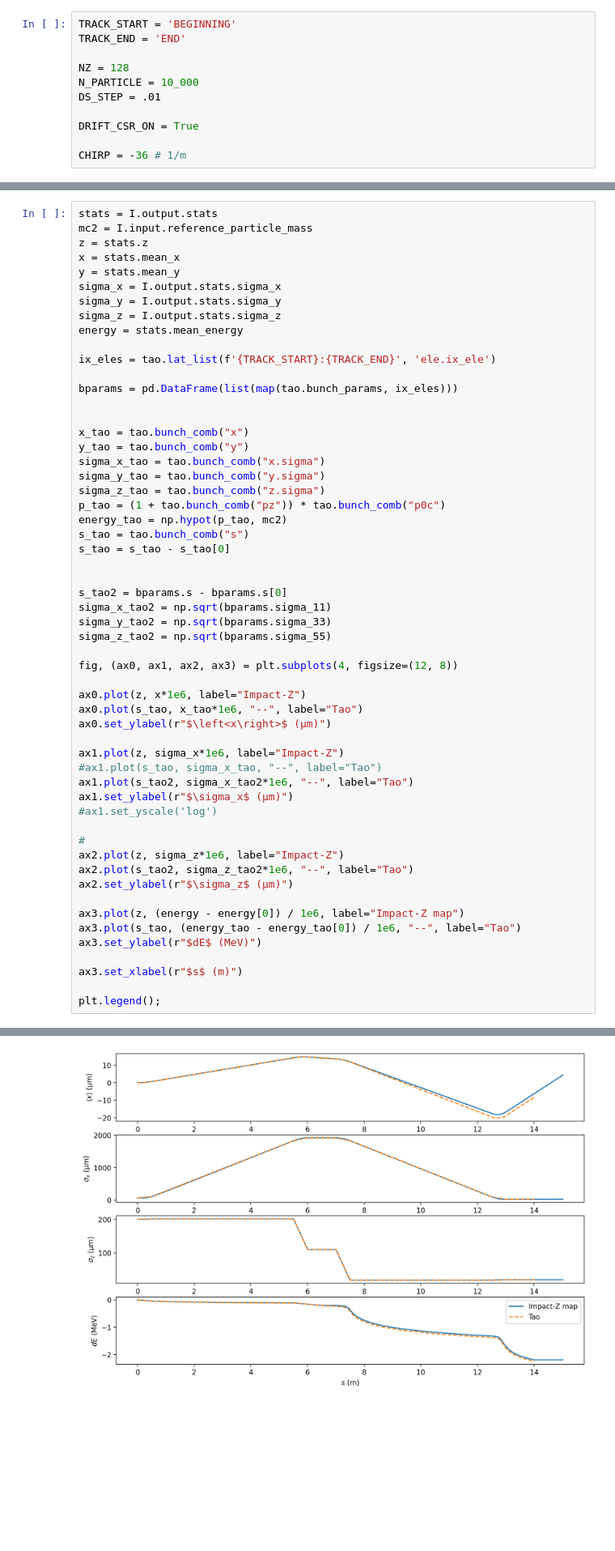
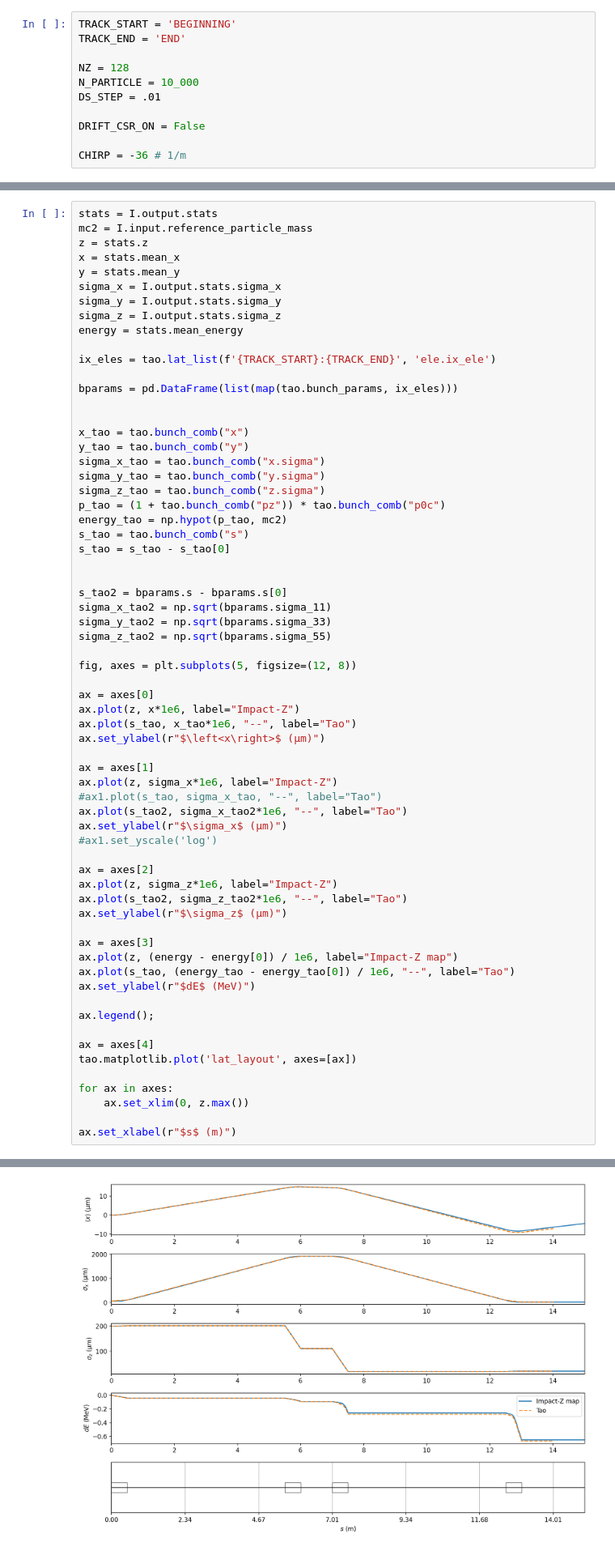
Before and after one commit to ChristopherMayes/lume-impact, a Jupyter notebook: docs/examples/z/elements/csr-zeuthen.ipynb, the cells around one changed output, grey strips where cells are left out. Shown at 81% size. Cells and saved outputs as stored; diff of their text form; blank space fills up the shorter version.

Commit message:
Nicer plot in CSR Zeuthen

```diff
--- a/docs/examples/z/elements/csr-zeuthen.ipynb
+++ b/docs/examples/z/elements/csr-zeuthen.ipynb
@@ -27,7 +27,7 @@ NZ = 128
 N_PARTICLE = 10_000
 DS_STEP = .01
 
-DRIFT_CSR_ON = True
+DRIFT_CSR_ON = False
 
 CHIRP = -36 # 1/m
 # %%
@@ -169,28 +172,37 @@ sigma_x_tao2 = np.sqrt(bparams.sigma_11)
 sigma_y_tao2 = np.sqrt(bparams.sigma_33)
 sigma_z_tao2 = np.sqrt(bparams.sigma_55)
 
-fig, (ax0, ax1, ax2, ax3) = plt.subplots(4, figsize=(12, 8))
+fig, axes = plt.subplots(5, figsize=(12, 8))
 
-ax0.plot(z, x*1e6, label="Impact-Z")
-ax0.plot(s_tao, x_tao*1e6, "--", label="Tao")
-ax0.set_ylabel(r"$\left<x\right>$ (µm)")
+ax = axes[0]
+ax.plot(z, x*1e6, label="Impact-Z")
+ax.plot(s_tao, x_tao*1e6, "--", label="Tao")
+ax.set_ylabel(r"$\left<x\right>$ (µm)")
 
-ax1.plot(z, sigma_x*1e6, label="Impact-Z")
+ax = axes[1]
+ax.plot(z, sigma_x*1e6, label="Impact-Z")
 #ax1.plot(s_tao, sigma_x_tao, "--", label="Tao")
-ax1.plot(s_tao2, sigma_x_tao2*1e6, "--", label="Tao")
-ax1.set_ylabel(r"$\sigma_x$ (µm)")
+ax.plot(s_tao2, sigma_x_tao2*1e6, "--", label="Tao")
+ax.set_ylabel(r"$\sigma_x$ (µm)")
 #ax1.set_yscale('log')
 
-#
-ax2.plot(z, sigma_z*1e6, label="Impact-Z")
-ax2.plot(s_tao2, sigma_z_tao2*1e6, "--", label="Tao")
-ax2.set_ylabel(r"$\sigma_z$ (µm)")
+ax = axes[2]
+ax.plot(z, sigma_z*1e6, label="Impact-Z")
+ax.plot(s_tao2, sigma_z_tao2*1e6, "--", label="Tao")
+ax.set_ylabel(r"$\sigma_z$ (µm)")
 
-ax3.plot(z, (energy - energy[0]) / 1e6, label="Impact-Z map")
-ax3.plot(s_tao, (energy_tao - energy_tao[0]) / 1e6, "--", label="Tao")
-ax3.set_ylabel(r"$dE$ (MeV)")
+ax = axes[3]
+ax.plot(z, (energy - energy[0]) / 1e6, label="Impact-Z map")
+ax.plot(s_tao, (energy_tao - energy_tao[0]) / 1e6, "--", label="Tao")
+ax.set_ylabel(r"$dE$ (MeV)")
 
-ax3.set_xlabel(r"$s$ (m)")
+ax.legend();
 
-plt.legend();
+ax = axes[4]
+tao.matplotlib.plot('lat_layout', axes=[ax])
+
+for ax in axes:
+    ax.set_xlim(0, z.max())
+
+ax.set_xlabel(r"$s$ (m)")
 # %% [output]
@@ -197,4 +210,4 @@ plt.legend();
-[figure, old version]
+[figure, new version]
 # %% [markdown]
 ## Compare
 # %%
```
Also changed, not shown: parts of 13 cells of this notebook.
